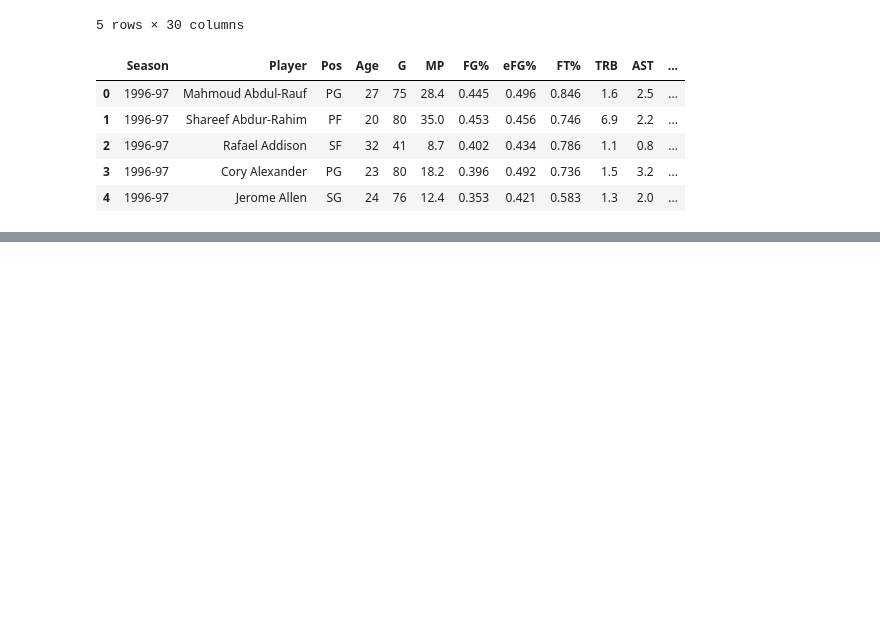
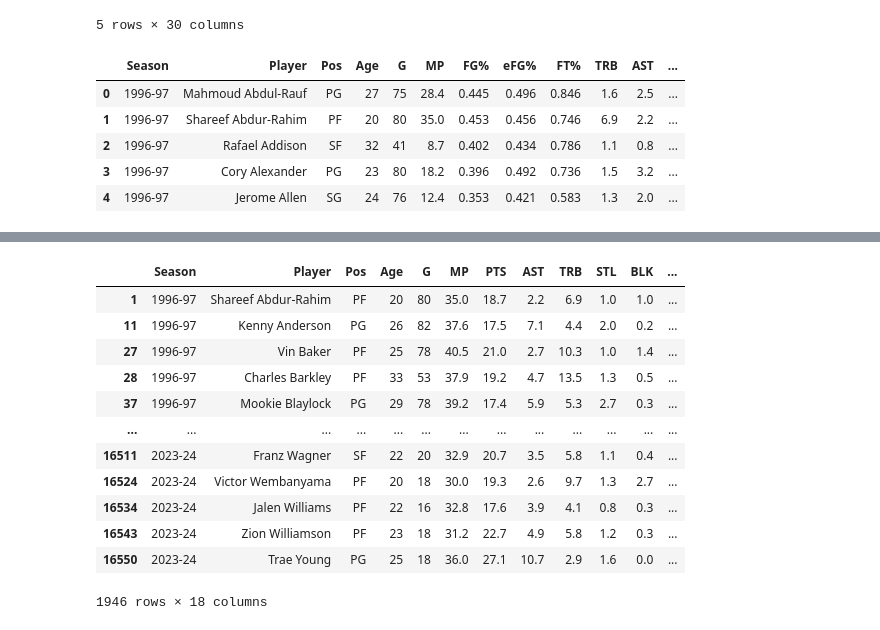
Before and after one commit to Hensonkk/Machine-Learning-NBA-MVP, a Jupyter notebook: NBA_data_preprocessing.ipynb, the cells around one changed output, grey strips where cells are left out. Saved outputs shown, nothing was run; the diff lists cells and outputs as text; code cells hidden in the pictures; blank space fills up the shorter version.

```diff
--- a/NBA_data_preprocessing.ipynb
+++ b/NBA_data_preprocessing.ipynb
@@ -60,0 +42,2 @@ nba_df2
+# %%
+nba_df2.drop_duplicates(subset = ['Season', 'Player'], keep = 'first', inplace = True)
@@ -60,0 +73,19 @@ nba_df2
+# %%
+columns_order = ["Season", "Player", "Pos", "Age", "G", "MP", "PTS", "AST", "TRB", "STL", "BLK", "FG%", "eFG%", "FT%", "PF", "WS", "WS/48", "MVP"]
+# %%
+nba_df2 = nba_df2[columns_order]
+nba_df2
+# %% [output]
+|  | Season | Player | Pos | Age | G | MP | PTS | AST | TRB | STL | BLK | ... |
+| 1 | 1996-97 | Shareef Abdur-Rahim | PF | 20 | 80 | 35.0 | 18.7 | 2.2 | 6.9 | 1.0 | 1.0 | ... |
+| 11 | 1996-97 | Kenny Anderson | PG | 26 | 82 | 37.6 | 17.5 | 7.1 | 4.4 | 2.0 | 0.2 | ... |
+| 27 | 1996-97 | Vin Baker | PF | 25 | 78 | 40.5 | 21.0 | 2.7 | 10.3 | 1.0 | 1.4 | ... |
+| 28 | 1996-97 | Charles Barkley | PF | 33 | 53 | 37.9 | 19.2 | 4.7 | 13.5 | 1.3 | 0.5 | ... |
+| 37 | 1996-97 | Mookie Blaylock | PG | 29 | 78 | 39.2 | 17.4 | 5.9 | 5.3 | 2.7 | 0.3 | ... |
+| ... | ... | ... | ... | ... | ... | ... | ... | ... | ... | ... | ... | ... |
+| 16511 | 2023-24 | Franz Wagner | SF | 22 | 20 | 32.9 | 20.7 | 3.5 | 5.8 | 1.1 | 0.4 | ... |
+| 16524 | 2023-24 | Victor Wembanyama | PF | 20 | 18 | 30.0 | 19.3 | 2.6 | 9.7 | 1.3 | 2.7 | ... |
+| 16534 | 2023-24 | Jalen Williams | PF | 22 | 16 | 32.8 | 17.6 | 3.9 | 4.1 | 0.8 | 0.3 | ... |
+| 16543 | 2023-24 | Zion Williamson | PF | 23 | 18 | 31.2 | 22.7 | 4.9 | 5.8 | 1.2 | 0.3 | ... |
+| 16550 | 2023-24 | Trae Young | PG | 25 | 18 | 36.0 | 27.1 | 10.7 | 2.9 | 1.6 | 0.0 | ... |
+1946 rows × 18 columns
```
Also changed, not shown: parts of 20 cells of this notebook, 4 other files.
